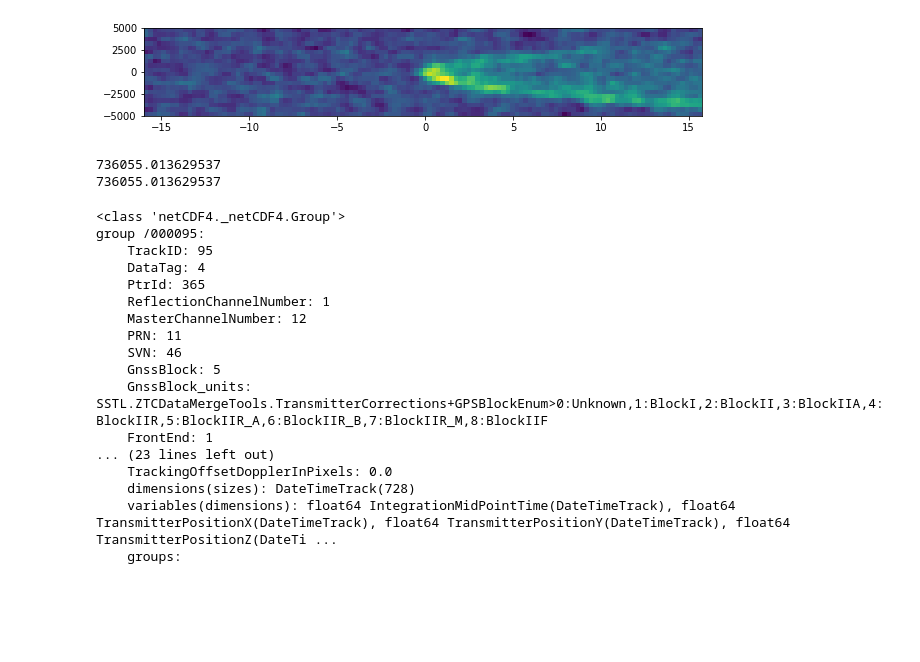
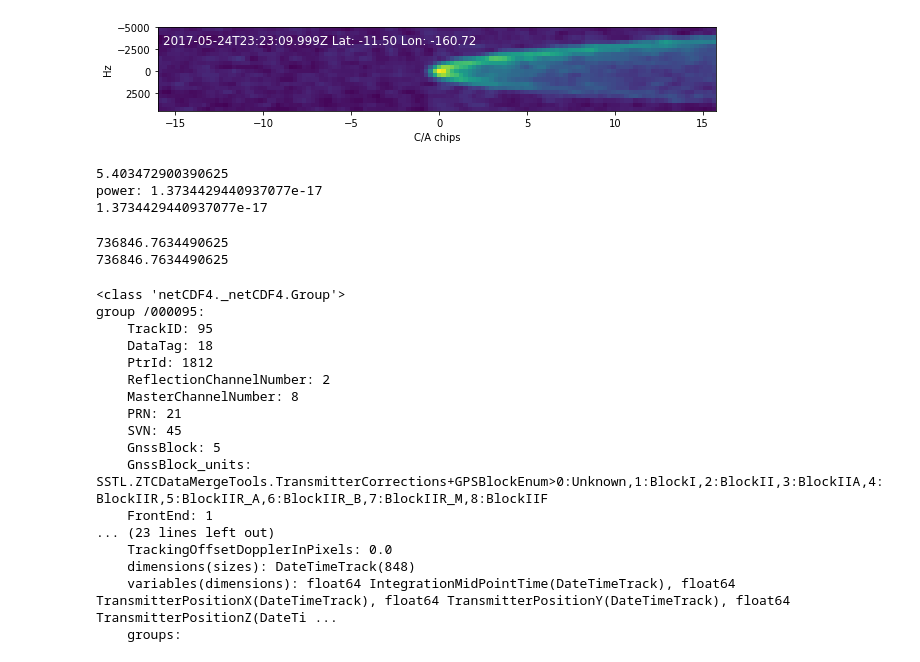
Before and after one commit to blasco/GNSS-R-DDM-Simulator, a Jupyter notebook: src/gnssr/tds/Untitled.ipynb, the cells around one changed output. Saved outputs shown, nothing was run; the diff lists cells and outputs as text; code cells hidden in the pictures; blank space fills up the shorter version.

```diff
--- a/src/gnssr/tds/Untitled.ipynb
+++ b/src/gnssr/tds/Untitled.ipynb
@@ -15,21 +14,33 @@ from gnssr.tds.search_target.cdf4_search import *
 # %%
 # Di Simone
-file_root_name = 'raw/L1B/2015-04-01-H00'
+'''
+file_root_name = 'raw/L1B/2017-05-31-H18'
 target = targets['hibernia']
 group = '000095'
-index = 525
+index = 100
+'''
 
-tds = tds_data(file_root_name)
-tds.set_group_index(group, index)
+file_root_name = '2017-05-25-H00'
+target = targets['hibernia']
+group = '000082'
+index = 201
+
+tds = tds_data(file_root_name, group, index)
 tds.plot_ddm()
+
+print(tds.l2b.variables['WindSpeed'][tds.index_l2b].data)
+print(tds.peak_power())
 # %% [output]
-[figure, old version]
+[figure, new version]
+5.403472900390625
+power: 1.3734429440937077e-17
+1.3734429440937077e-17
 # %%
 print(tds.rootgrp.groups[tds.group].variables['IntegrationMidPointTime'][tds.index].data)
 print(tds.metagrp.groups[tds.group].variables['IntegrationMidPointTime'][tds.index].data)
 # %% [output]
-736055.013629537
-736055.013629537
+736846.7634490625
+736846.7634490625
 # %%
 code_delay_spacing_samples_between_pixels = tds.metagrp.groups[tds.group]
 print(code_delay_spacing_samples_between_pixels)
@@ -37,17 +48,17 @@ print(code_delay_spacing_samples_between_pixels)
 <class 'netCDF4._netCDF4.Group'>
 group /000095:
     TrackID: 95
-    DataTag: 4
-    PtrId: 365
-    ReflectionChannelNumber: 1
-    MasterChannelNumber: 12
-    PRN: 11
-    SVN: 46
+    DataTag: 18
+    PtrId: 1812
+    ReflectionChannelNumber: 2
+    MasterChannelNumber: 8
+    PRN: 21
+    SVN: 45
     GnssBlock: 5
     GnssBlock_units: SSTL.ZTCDataMergeTools.TransmitterCorrections+GPSBlockEnum>0:Unknown,1:BlockI,2:BlockII,3:BlockIIA,4:BlockIIR,5:BlockIIR_A,6:BlockIIR_B,7:BlockIIR_M,8:BlockIIF
     FrontEnd: 1
 ... (23 lines left out)
     TrackingOffsetDopplerInPixels: 0.0
-    dimensions(sizes): DateTimeTrack(728)
+    dimensions(sizes): DateTimeTrack(848)
     variables(dimensions): float64 IntegrationMidPointTime(DateTimeTrack), float64 TransmitterPositionX(DateTimeTrack), float64 TransmitterPositionY(DateTimeTrack), float64 TransmitterPositionZ(DateTi ...
     groups:
```
Also changed, not shown: parts of 4 cells of this notebook, 11 other files.
